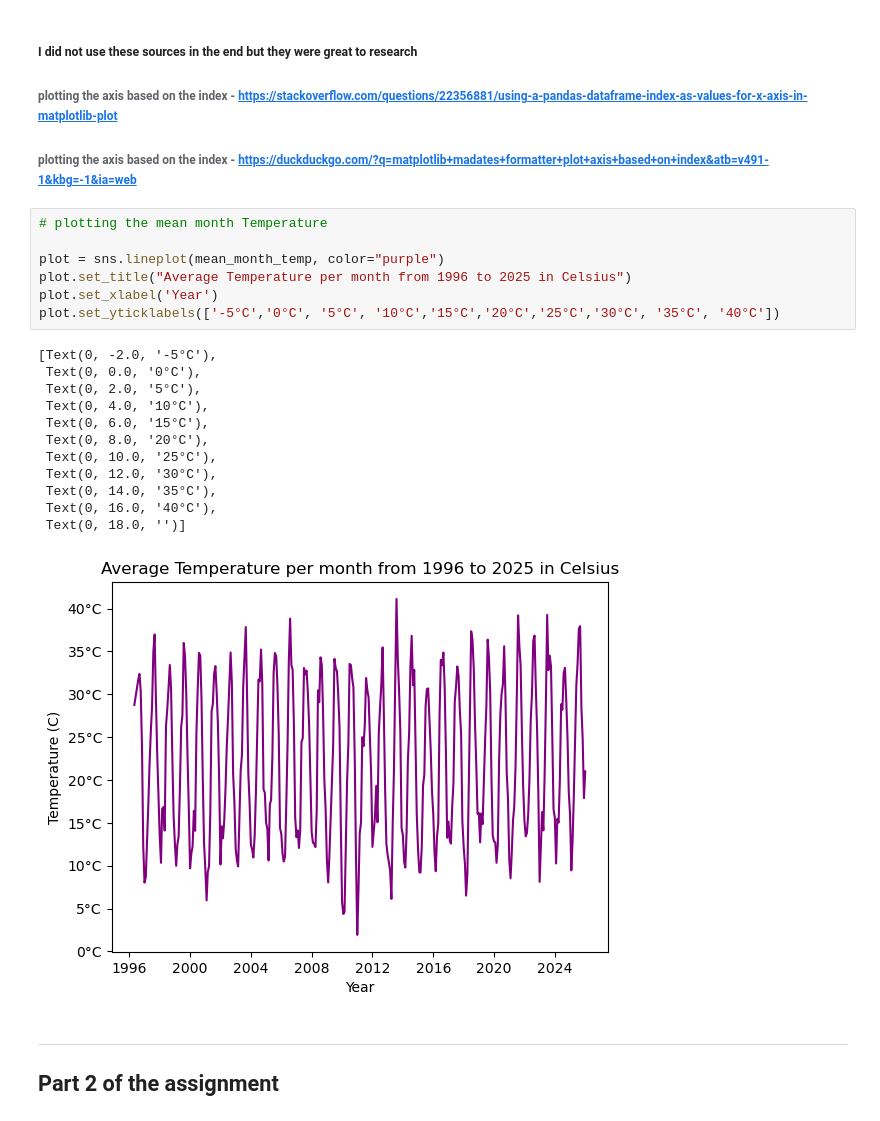
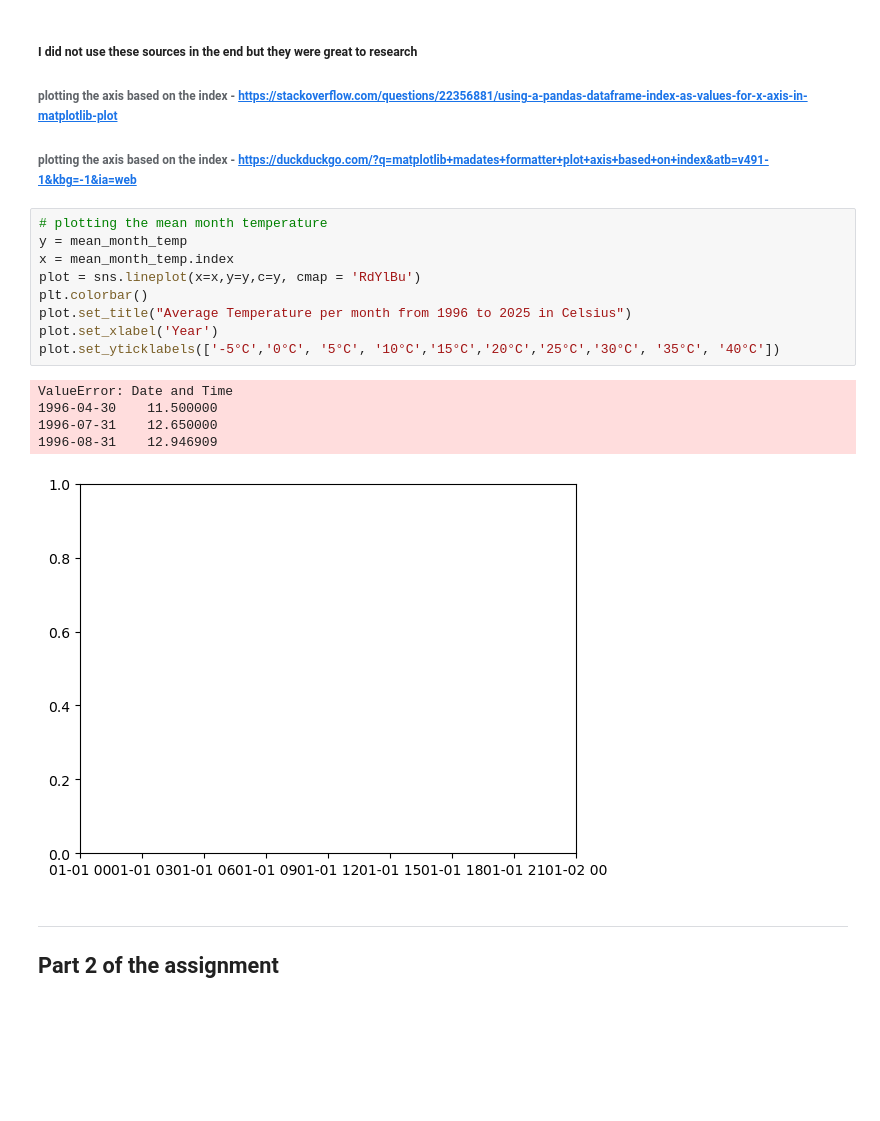
Before and after one commit to FaolanH/programming-for-data-analytics, a Jupyter notebook: pfda-assignments/assignment06_weather.ipynb, the cells around one changed output. Saved outputs shown, nothing was run; the diff lists cells and outputs as text; blank space fills up the shorter version.

```diff
--- a/pfda-assignments/assignment06_weather.ipynb
+++ b/pfda-assignments/assignment06_weather.ipynb
@@ -351,25 +375,20 @@ Name: Temperature (C), Length: 355, dtype: float64
 
 ###### plotting the axis based on the index - https://duckduckgo.com/?q=matplotlib+madates+formatter+plot+axis+based+on+index&atb=v491-1&kbg=-1&ia=web
 # %%
-# plotting the mean month Temperature
-
-plot = sns.lineplot(mean_month_temp, color="purple")
+# plotting the mean month temperature
+y = mean_month_temp
+x = mean_month_temp.index
+plot = sns.lineplot(x=x,y=y,c=y, cmap = 'RdYlBu')
+plt.colorbar()
 plot.set_title("Average Temperature per month from 1996 to 2025 in Celsius")
 plot.set_xlabel('Year')
 plot.set_yticklabels(['-5°C','0°C', '5°C', '10°C','15°C','20°C','25°C','30°C', '35°C', '40°C'])
 # %% [output]
-[Text(0, -2.0, '-5°C'),
- Text(0, 0.0, '0°C'),
- Text(0, 2.0, '5°C'),
- Text(0, 4.0, '10°C'),
- Text(0, 6.0, '15°C'),
- Text(0, 8.0, '20°C'),
- Text(0, 10.0, '25°C'),
- Text(0, 12.0, '30°C'),
- Text(0, 14.0, '35°C'),
- Text(0, 16.0, '40°C'),
- Text(0, 18.0, '')]
+ValueError: Date and Time
+1996-04-30    11.500000
+1996-07-31    12.650000
+1996-08-31    12.946909
-[figure, old version]
+[figure, new version]
 # %% [markdown]
 --------------------------------------------------------------------
 ## Part 2 of the assignment
```
Also changed, not shown: parts of 31 cells of this notebook.
